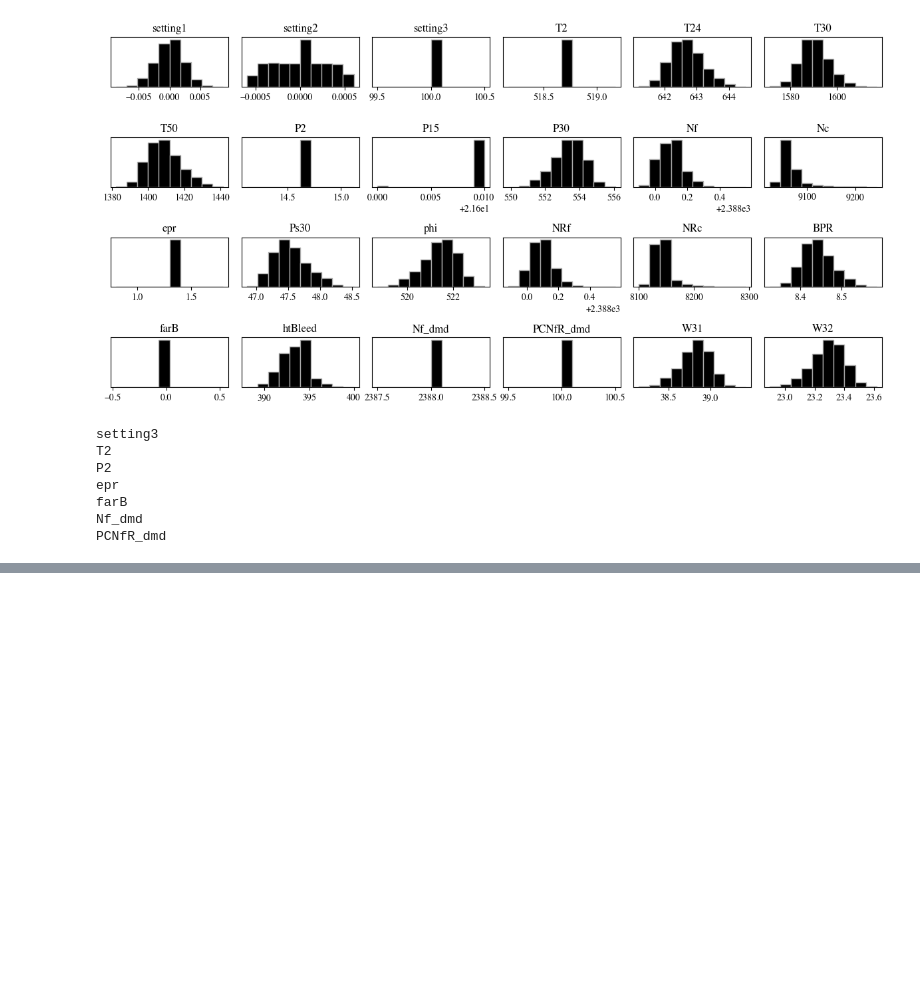
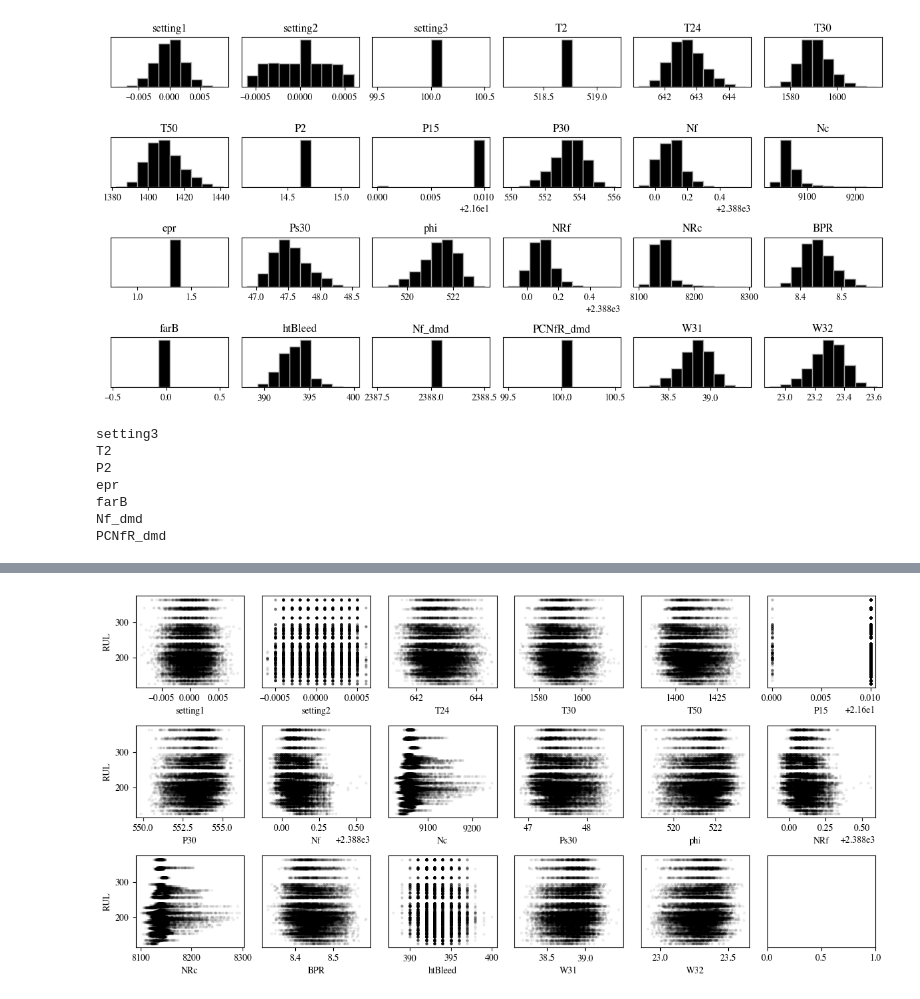
Before and after one commit to martinbog19/ml-engine-maintenance, a Jupyter notebook: EDA_.ipynb, the cells around one changed output, grey strips where cells are left out. Drawn from its saved outputs; the diff is of its cells as text; code cells hidden in the pictures; blank space fills up the shorter version.

```diff
--- a/EDA_.ipynb
+++ b/EDA_.ipynb
@@ -95,0 +99,19 @@ plt.show()
+# %%
+RULs = data.groupby('unitNumber')['timeCycles'].max().reset_index().rename(columns = {'timeCycles': 'RUL'})
+data = data.merge(RULs, on = 'unitNumber', how = 'left')
+# %%
+fig, ax = plt.subplots(3, 6, figsize = (12, 6)); ax = ax.flatten()
+
+for i, feature in enumerate(settings + measurements) :
+    ax[i].scatter(data[feature], data['RUL'], alpha = 0.05, c = 'k', s = 5)
+    ax[i].set_xlabel(feature)
+    if i % 6 == 0:
+        ax[i].set_ylabel('RUL')
+    else:
+        ax[i].set_yticks([])
+ax[-1].set_yticks([])
+
+plt.tight_layout()
+plt.show()
+# %% [output]
+[figure, added]
```
Also changed, not shown: parts of 1 cell of this notebook.
